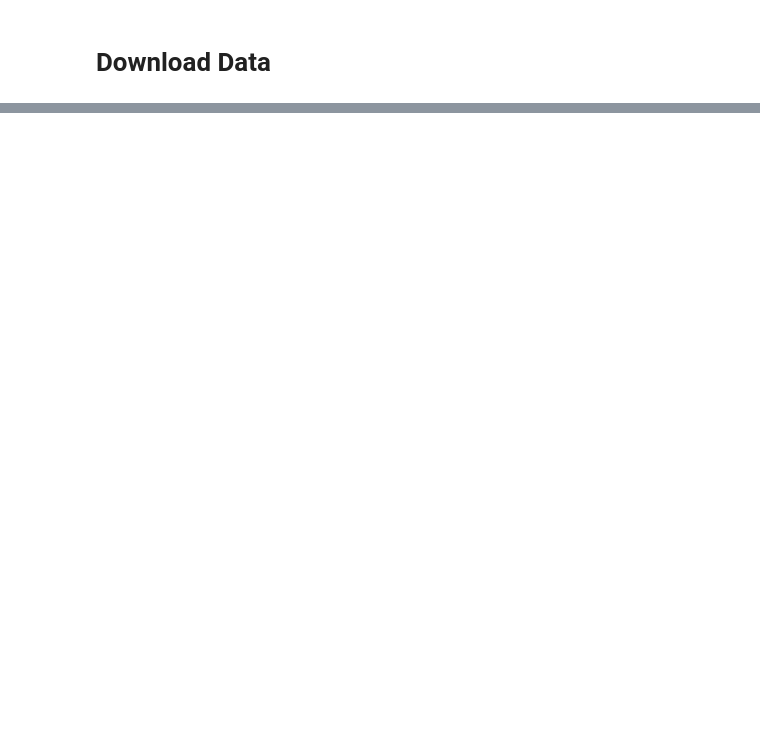
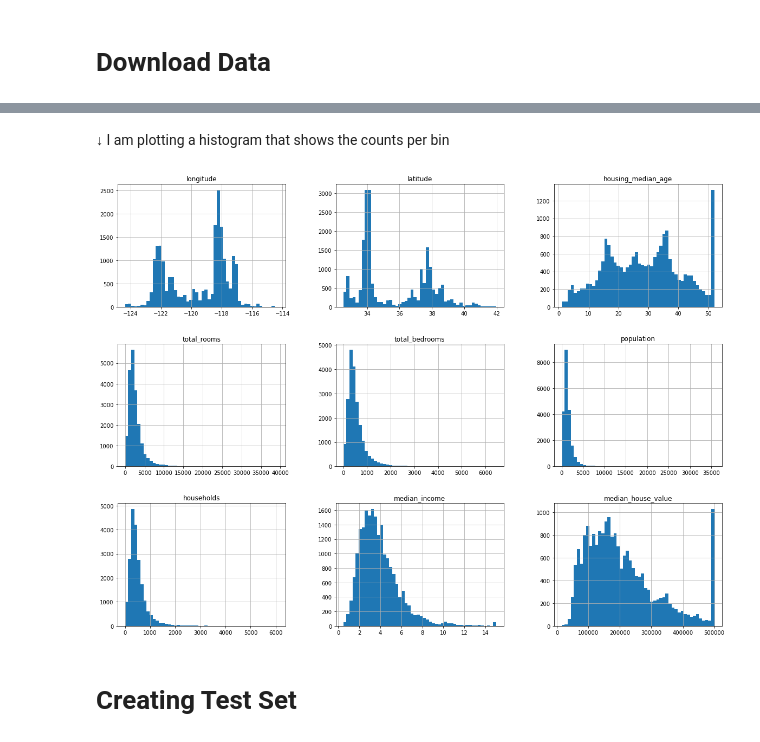
Before and after one commit to Wishbert/house-price-prediction, a Jupyter notebook: analysis.ipynb, the cells around one changed output, grey strips where cells are left out. Drawn from its saved outputs; the diff is of its cells as text; code cells hidden in the pictures; blank space fills up the shorter version.

```diff
--- a/analysis.ipynb
+++ b/analysis.ipynb
@@ -12,0 +9,2 @@ TypeError: fetch_housing_data() got an unexpected keyword argument 'housing_url'
+# %%
+obt = ObtainData()
@@ -12,0 +15,2 @@ TypeError: fetch_housing_data() got an unexpected keyword argument 'housing_url'
+# %%
+housing = obt.loadData(HOUSING_PATH,'housing.csv')
@@ -12,0 +74,9 @@ TypeError: fetch_housing_data() got an unexpected keyword argument 'housing_url'
+# %% [markdown]
+&#8595; I am plotting a histogram that shows the counts per bin
+# %%
+housing.hist(bins=50, figsize=(20,15))
+plt.show()
+# %% [output]
+[figure, added]
+# %% [markdown]
+# Creating Test Set
```
Also changed, not shown: parts of 15 cells of this notebook, 3 other files.
